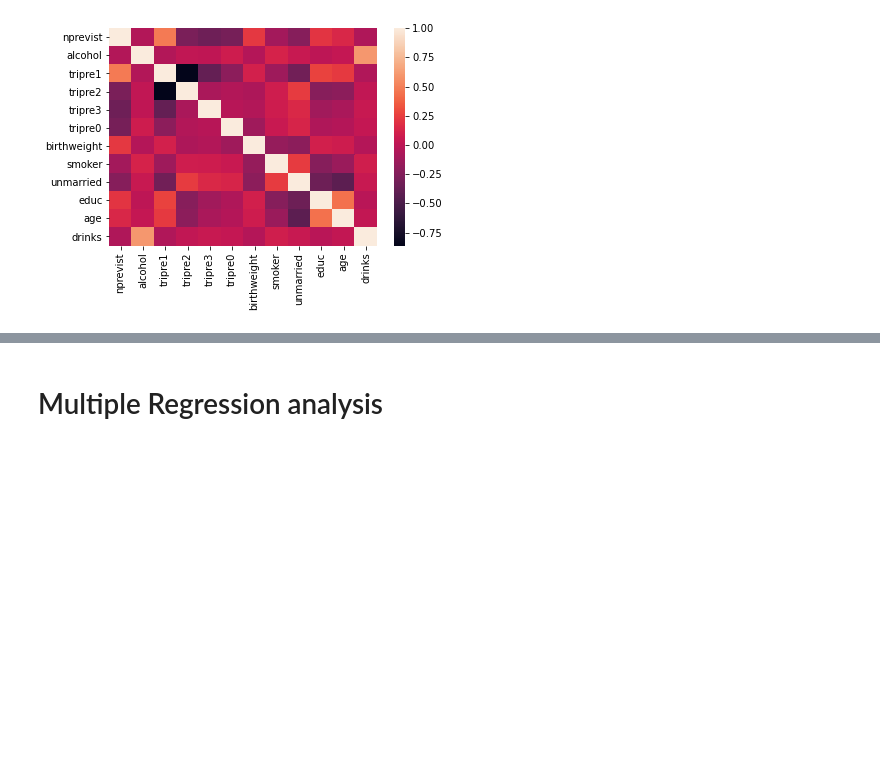
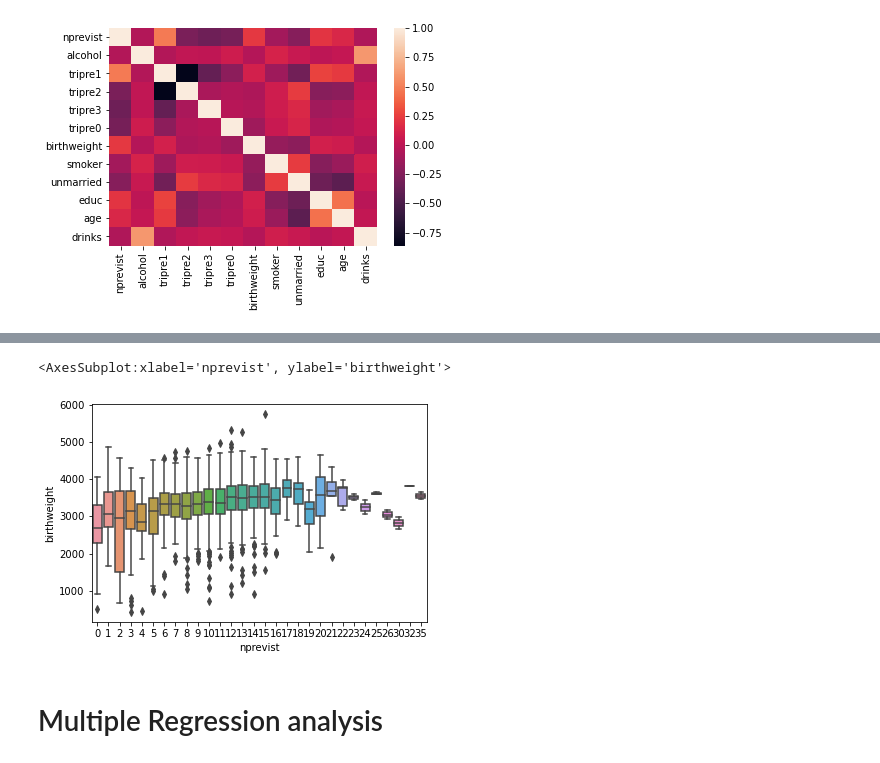
Before and after one commit to raf-kan/birthweight-analysis, a Jupyter notebook: analysis_birthweight.ipynb, the cells around one changed output, grey strips where cells are left out. Cells and saved outputs as stored; diff of their text form; code cells hidden in the pictures; blank space fills up the shorter version.

```diff
--- a/analysis_birthweight.ipynb
+++ b/analysis_birthweight.ipynb
@@ -126,3 +140,11 @@ boxplot_nprevist = df_bw.boxplot(column ="birthweight", by = "nprevist")
+# %%
+# A violinplot on this data would be a mess; there are too many entries the plot would show lines and represent nothing
+# in this case, we use a boxplot. It would show us similar (or even more) information while being readable
+
+sns.boxplot(x="nprevist", y="birthweight", data=df_bw)
+# %% [output]
+<AxesSubplot:xlabel='nprevist', ylabel='birthweight'>
+[figure, added]
 # %% [markdown]
 # Multiple Regression analysis
 # %%
```
Also changed, not shown: parts of 24 cells of this notebook, 1 other file.
